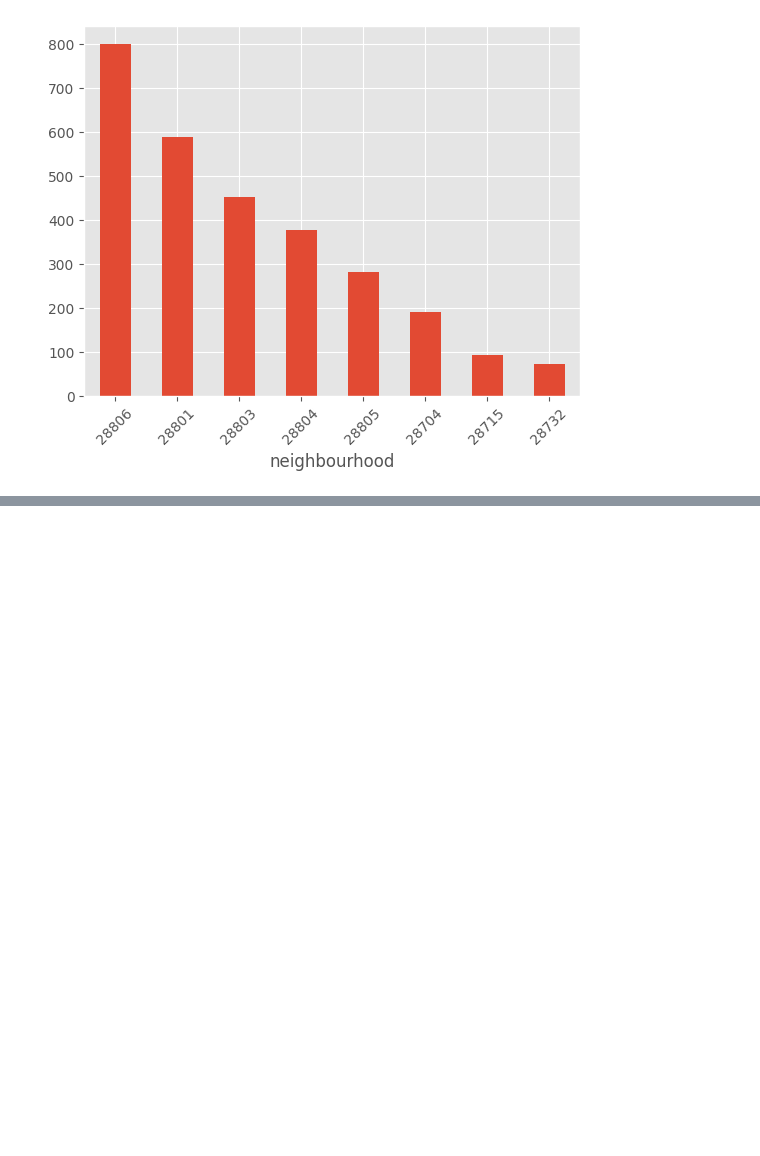
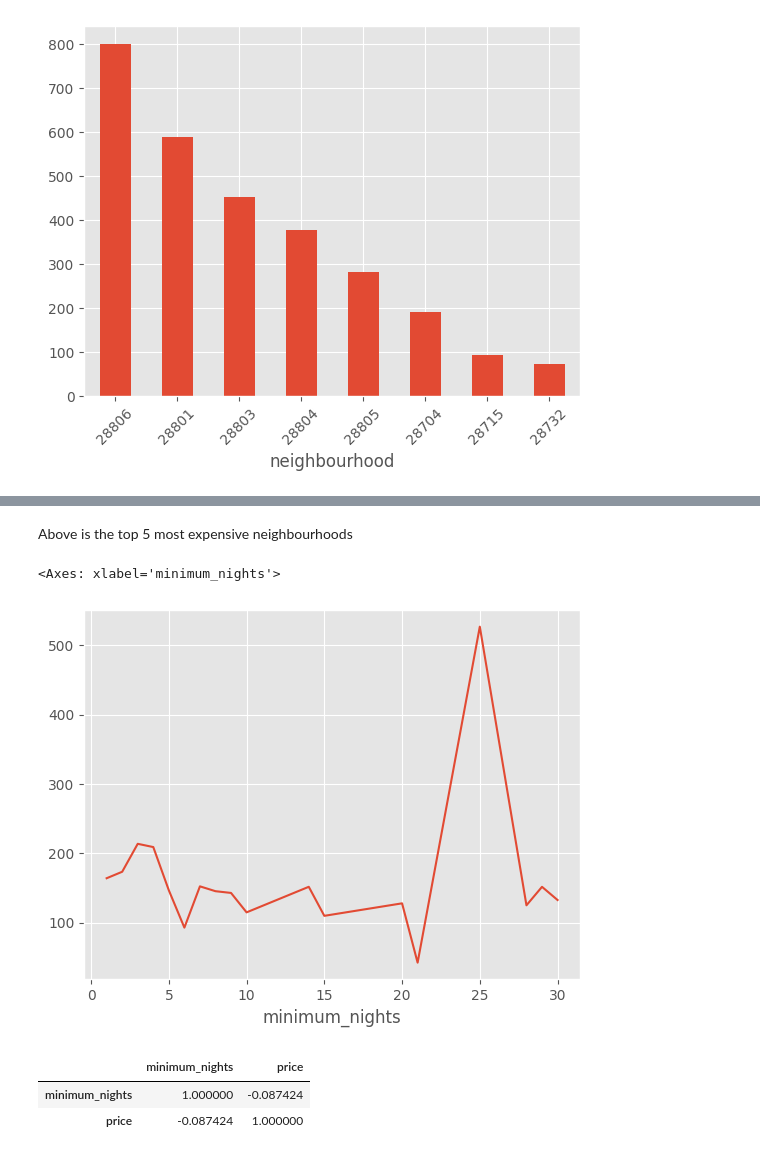
Before and after one commit to AndurilTheWise/airbnb_analysis, a Jupyter notebook: analysis.ipynb, the cells around one changed output, grey strips where cells are left out. Drawn from its saved outputs; the diff is of its cells as text; code cells hidden in the pictures; blank space fills up the shorter version.

```diff
--- a/analysis.ipynb
+++ b/analysis.ipynb
@@ -431,0 +467,15 @@ recent_listings.groupby("neighbourhood").size().sort_values(ascending=False).plo
+# %% [markdown]
+Above is the top 5 most expensive neighbourhoods
+# %%
+# Check if minimum nights affect average price (We will do this by plotting a scatter plot of minimum night against average price)
+recent_listings.groupby("minimum_nights")["price"].mean().plot()
+# %% [output]
+<Axes: xlabel='minimum_nights'>
+[figure, added]
+# %%
+# Is there a correlation between minimum_nights and price
+recent_listings[["minimum_nights", "price"]].corr()
+# %% [output]
+|  | minimum_nights | price |
+| minimum_nights | 1.000000 | -0.087424 |
+| price | -0.087424 | 1.000000 |
```
Also changed, not shown: parts of 33 cells of this notebook.
